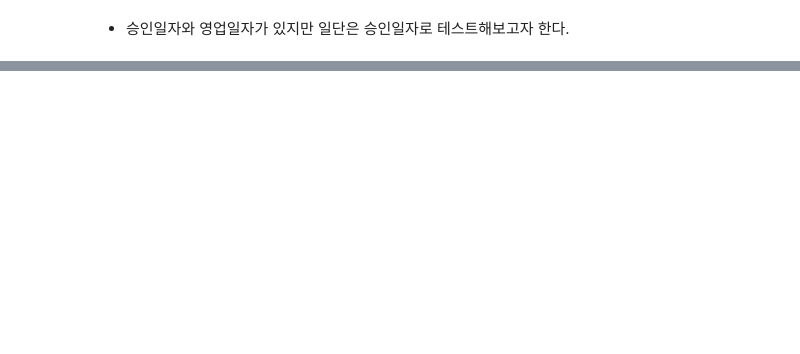
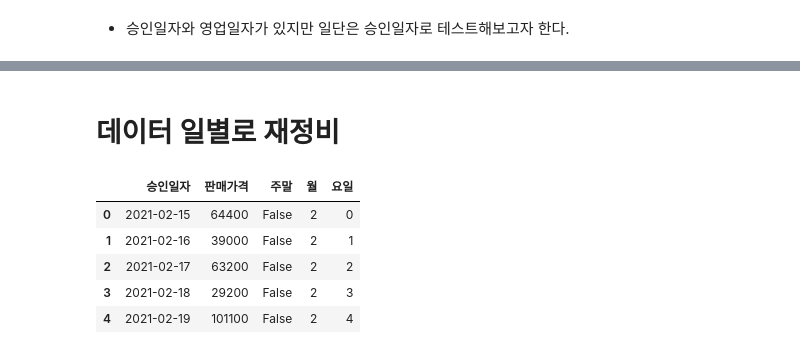
Before and after one commit to eeuuais/analysis-icecream-ml, a Jupyter notebook: notebooks/regression.ipynb, the cells around one changed output, grey strips where cells are left out. Cells and saved outputs as stored; diff of their text form; code cells hidden in the pictures; blank space fills up the shorter version.

```diff
--- a/notebooks/regression.ipynb
+++ b/notebooks/regression.ipynb
@@ -63,0 +124,27 @@ memory usage: 7.0+ MB
+# %% [markdown]
+# 데이터 일별로 재정비
+# %%
+# '승인일자' 기준으로 그룹화하여 일별 승인금액 합계 계산
+daily_sales = icecream_sales.groupby(icecream_sales['승인일자'].dt.date)['판매가격'].sum().reset_index()
+
+# '승인일자'를 datetime으로 다시 변환 (그룹화 후 다시 '승인일자'가 datetime이므로)
+daily_sales['승인일자'] = pd.to_datetime(daily_sales['승인일자'])
+
+# 주말 여부를 나타내는 열 추가 (0 = 월요일, 6 = 일요일)
+daily_sales['주말'] = daily_sales['승인일자'].dt.weekday >= 5
+
+# 월(Month) 정보 추가
+daily_sales['월'] = daily_sales['승인일자'].dt.month
+
+# 요일(Weekday) 정보 추가 (0 = 월요일, 6 = 일요일)
+daily_sales['요일'] = daily_sales['승인일자'].dt.weekday
+
+# 결과 확인
+daily_sales.head()
+# %% [output]
+|  | 승인일자 | 판매가격 | 주말 | 월 | 요일 |
+| 0 | 2021-02-15 | 64400 | False | 2 | 0 |
+| 1 | 2021-02-16 | 39000 | False | 2 | 1 |
+| 2 | 2021-02-17 | 63200 | False | 2 | 2 |
+| 3 | 2021-02-18 | 29200 | False | 2 | 3 |
+| 4 | 2021-02-19 | 101100 | False | 2 | 4 |
```
Also changed, not shown: parts of 8 cells of this notebook.
